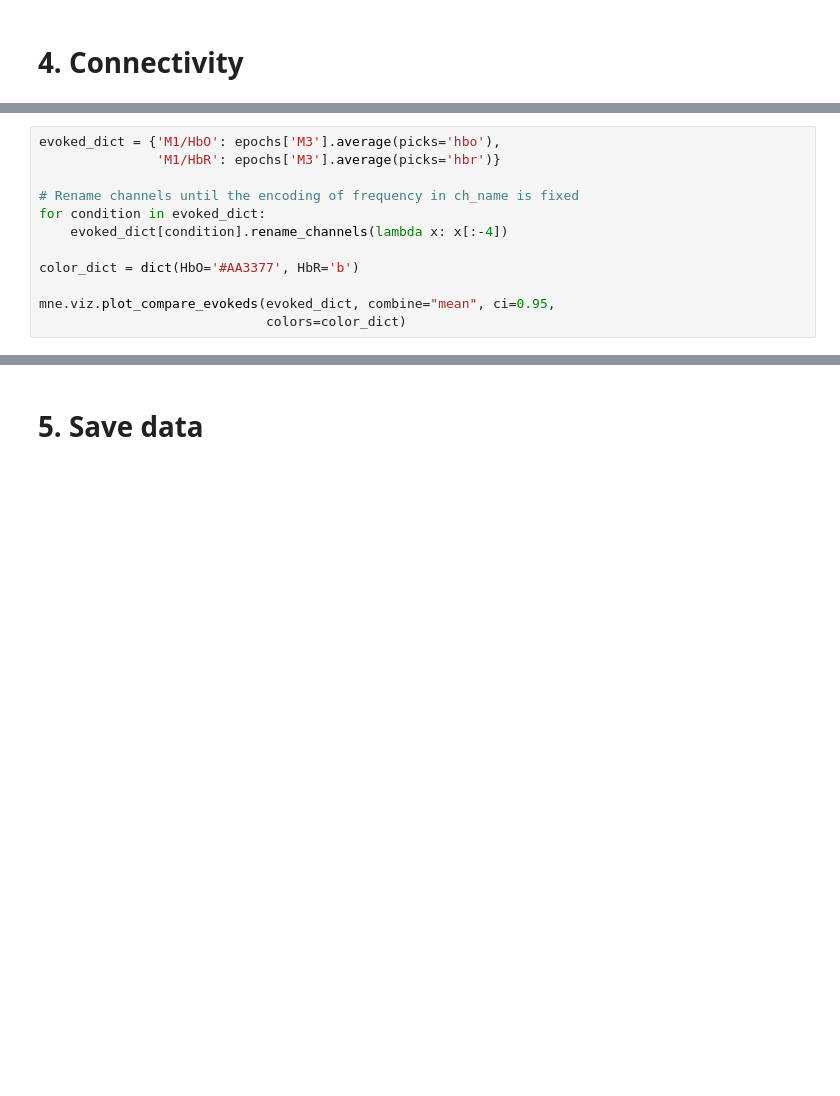
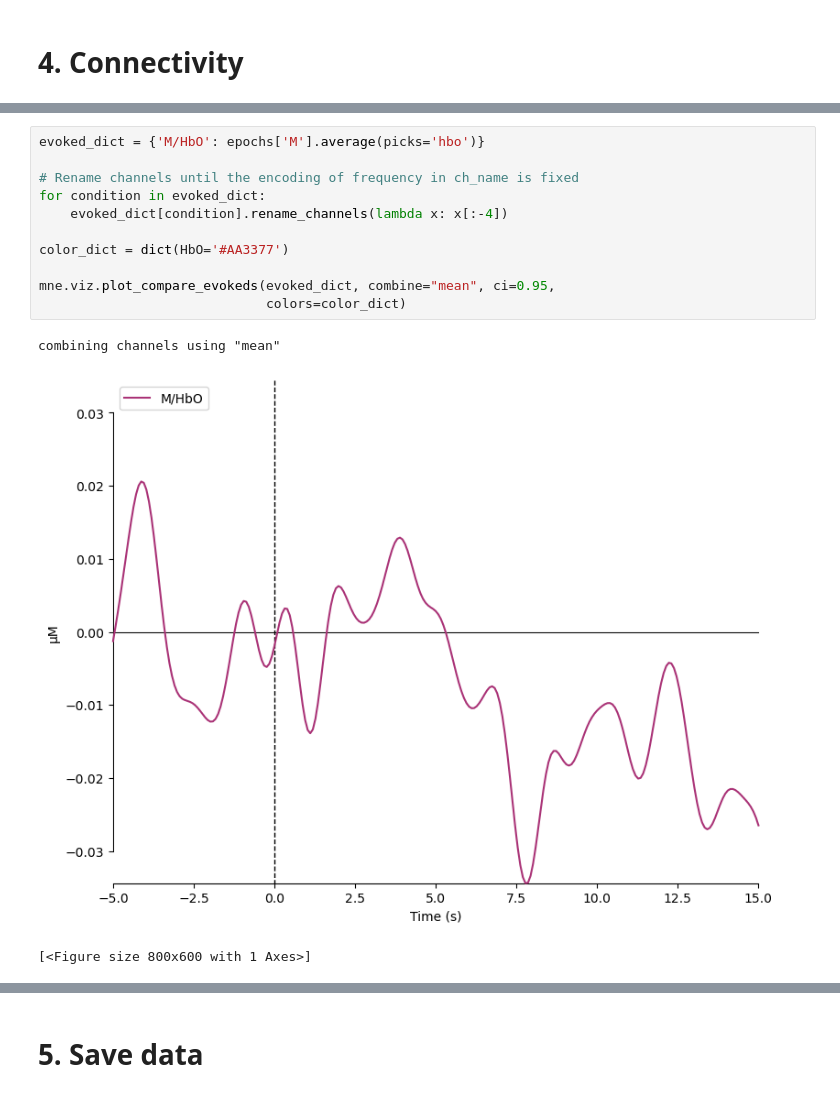
Before and after one commit to CIBIT-UC/NIRS-UC-UCP-colab, a Jupyter notebook: scripts/d_Data_explore.ipynb, the cells around one changed output, grey strips where cells are left out. Cells and saved outputs as stored; diff of their text form; blank space fills up the shorter version.

```diff
--- a/scripts/d_Data_explore.ipynb
+++ b/scripts/d_Data_explore.ipynb
@@ -540,15 +569,18 @@ epochs['M4'].plot_image(combine='mean', vmin=-1, vmax=1,
 # %%
-evoked_dict = {'M1/HbO': epochs['M3'].average(picks='hbo'),
-               'M1/HbR': epochs['M3'].average(picks='hbr')}
+evoked_dict = {'M/HbO': epochs['M'].average(picks='hbo')}
 
 # Rename channels until the encoding of frequency in ch_name is fixed
 for condition in evoked_dict:
     evoked_dict[condition].rename_channels(lambda x: x[:-4])
 
-color_dict = dict(HbO='#AA3377', HbR='b')
+color_dict = dict(HbO='#AA3377')
 
 mne.viz.plot_compare_evokeds(evoked_dict, combine="mean", ci=0.95,
                              colors=color_dict)
+# %% [output]
+combining channels using "mean"
+[figure, added]
+[<Figure size 800x600 with 1 Axes>]
 # %%
 import mne_connectivity
 
```
Also changed, not shown: parts of 20 cells of this notebook, 4 other files.
